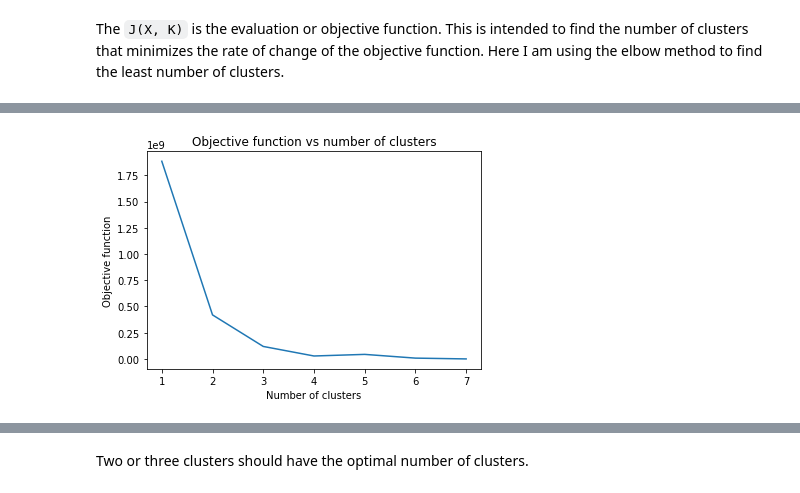
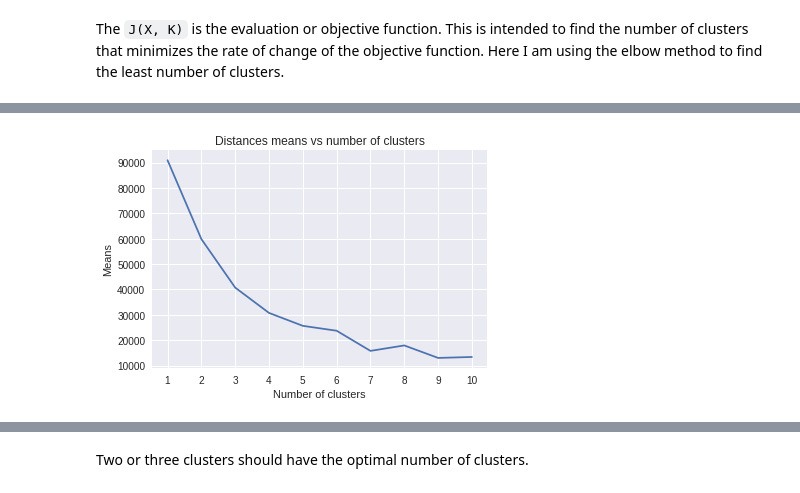
Before and after one commit to techshot25/California-Housing, a Jupyter notebook: California-Housing.ipynb, the cells around one changed output, grey strips where cells are left out. Drawn from its saved outputs; the diff is of its cells as text; code cells hidden in the pictures.

```diff
--- a/California-Housing.ipynb
+++ b/California-Housing.ipynb
@@ -225,13 +238,20 @@ The `J(X, K)` is the evaluation or objective function. This is intended to find
 # %%
 def J(X, K):
 
-    res = []
+    means = []
+    stds = []
+
     for k in range(1, K + 1):
-        arr = []
-        dist, _ = KMeans(X, k)
-        for c in range(k): # for each point
-            di = [row[c] for row in dist if row[-1] == c]
-            arr.append(np.sum(di))
-        res.append(np.min(arr))
+        dist, c = KMeans(X, k)
+        mean = []
+        std = []
+        for i in range(k):
+          di = [x[i] for x in dist if x[-1] == i]
+          mean.append(np.average(di))
+          std.append(np.std(di))
 
-    return res
+        stds.append(np.mean(std))
+        means.append(np.mean(mean))
+
+
+    return means, stds
@@ -243,8 +262,13 @@ res = J(df, max_k)
+# %%
+K = 10
+
+means, stds = J(df.sample(5000), K)
 # %%
-plt.plot(np.arange(1, max_k+1), res);
+plt.plot(np.arange(1, K+1), means);
 plt.xlabel('Number of clusters')
-plt.title('Objective function vs number of clusters')
-plt.ylabel('Objective function')
+plt.xticks(np.arange(1, K+1))
+plt.title('Distances means vs number of clusters')
+plt.ylabel('Means')
 plt.show()
 # %% [output]
-[figure, old version]
+[figure, new version]
```
Also changed, not shown: parts of 20 cells of this notebook.
